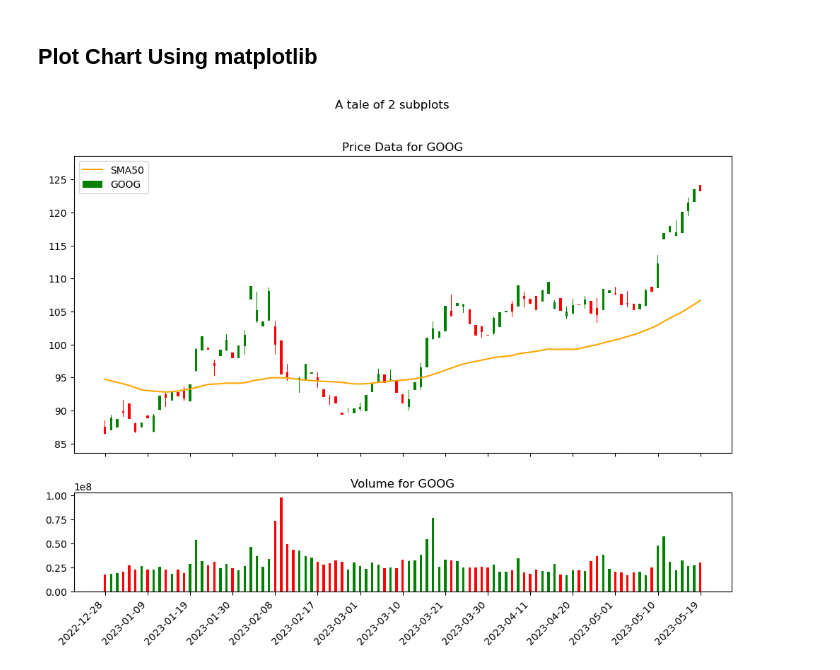
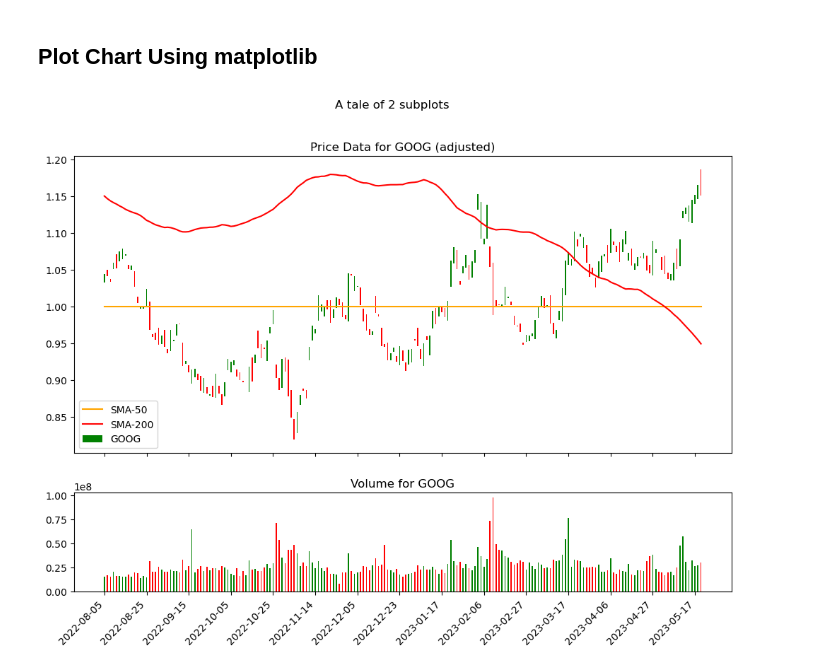
Before and after one commit to BG-RyanM/ml-explorations, a Jupyter notebook: stock-analysis/stock-analysis.ipynb, the cells around one changed output. Drawn from its saved outputs; the diff is of its cells as text; code cells hidden in the pictures.

```diff
--- a/stock-analysis/stock-analysis.ipynb
+++ b/stock-analysis/stock-analysis.ipynb
@@ -23,6 +24,7 @@ await ticker_manager.load(["GOOG"])
 
 goog_ticker = ticker_manager.get_ticker("GOOG")
 goog_ticker.print_info()
+goog_chart = Chart(goog_ticker)
 
 todays_date = goog_ticker.get_date(as_str=True)
 three_days_ago = goog_ticker.get_date(days_offset=-3, as_str=True)
@@ -54,10 +85,13 @@ Most recent close on 2023-05-19 00:00:00-04:00 is 123.25
 # %% [markdown]
 ## Plot Chart Using matplotlib
 # %%
-my_ticker = goog_ticker
-my_ticker.add_sma(50)
+my_chart = goog_chart
+my_chart.add_sma(50)
+my_chart.add_sma(200)
 # Get past 50 days of data
-prices, x_indices, datelabels = my_ticker.get_plotable_dataframe(-100, -1, spacing=7)
+adjust_to_sma = 50
+prices, x_indices, datelabels = my_chart.get_plotable_dataframe(-200, -1, spacing=14, adjust_to_sma=adjust_to_sma)
+#prices, x_indices, datelabels = my_chart.get_plotable_dataframe(-200, -1, spacing=14)
 
 # Create figure with two subplots, one for price data and one for volume
 #   2, 1 = two rows, one column
@@ -80,39 +114,44 @@ col2 = 'red'
 ########### Price subplot
 
 # Plot 'up' prices
-axes1.bar(up.index, up.Close-up.Open, width_candle, bottom=up.Open, color=col1, label=my_ticker.symbol)
+axes1.bar(up.index, up.Close-up.Open, width_candle, bottom=up.Open, color=col1, label=my_chart.symbol)
 axes1.bar(up.index, up.High-up.Close, width_wick, bottom=up.Close, color=col1)
 axes1.bar(up.index, up.Low-up.Open, width_wick, bottom=up.Open,color=col1)
 
 # Plot 'down' prices
 axes1.bar(down.index, down.Close-down.Open, width_candle, bottom=down.Open, color=col2)
 axes1.bar(down.index, down.High-down.Open, width_wick, bottom=down.Open, color=col2)
 axes1.bar(down.index, down.Low-down.Close, width_wick, bottom=down.Close, color=col2)
 
-# Plot SMA
-sma_series = prices["SMA50"]
+# Plot SMAs
+sma_series = prices["SMA-50"]
 sma_list = list(sma_series.array)
-axes1.plot(sma_list, color='orange', label="SMA50")
+axes1.plot(sma_list, color='orange', label="SMA-50")
+
+sma_series = prices["SMA-200"]
+sma_list = list(sma_series.array)
+axes1.plot(sma_list, color='red', label="SMA-200")
 
 # Put ticks but no labels at bottom
 axes1.set_xticks(x_indices, labels=["" for i in range(len(x_indices))])
 
-axes1.set_title(f"Price Data for {my_ticker.symbol}")
+adjusted_str = " (adjusted)" if adjust_to_sma > 0 else ""
+axes1.set_title(f"Price Data for {my_chart.symbol}{adjusted_str}")
 axes1.legend()
 
 ########### Volume subplot
 
 # Plot 'up' volume
 axes2.bar(up.index, up.Volume, width_candle, bottom=0, color=col1)
 
 # Plot 'down' volume
 axes2.bar(down.index, down.Volume, width_candle, bottom=0, color=col2)
 
 # Add x-axis ticks and labels with dates
 axes2.set_xticks(x_indices, labels=datelabels, rotation=45, ha='right')
 
-axes2.set_title(f"Volume for {my_ticker.symbol}")
+axes2.set_title(f"Volume for {my_chart.symbol}")
 
 plt.show()
 # %% [output]
-[figure, old version]
+[figure, new version]
```
Also changed, not shown: parts of 3 cells of this notebook, 3 other files.
